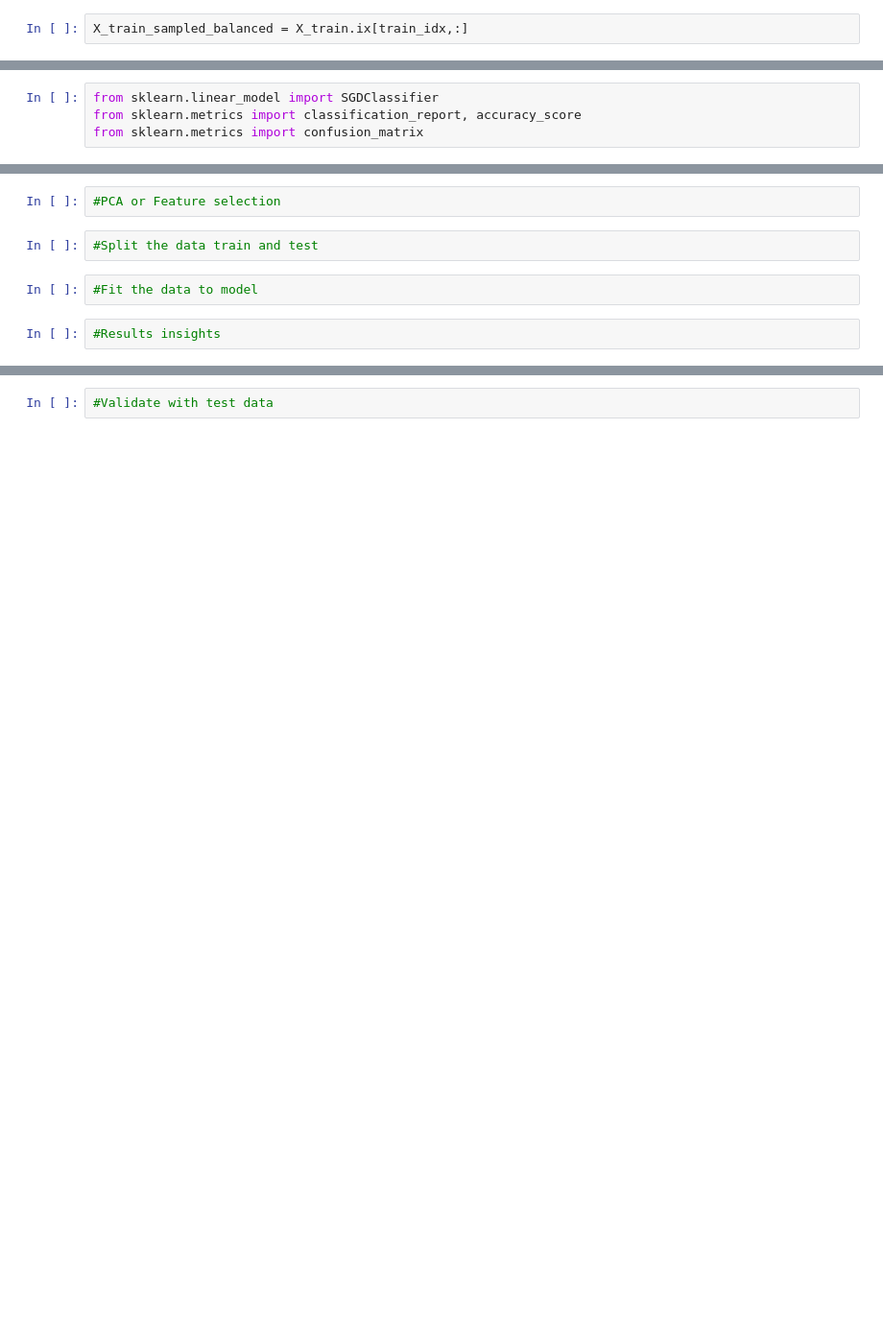
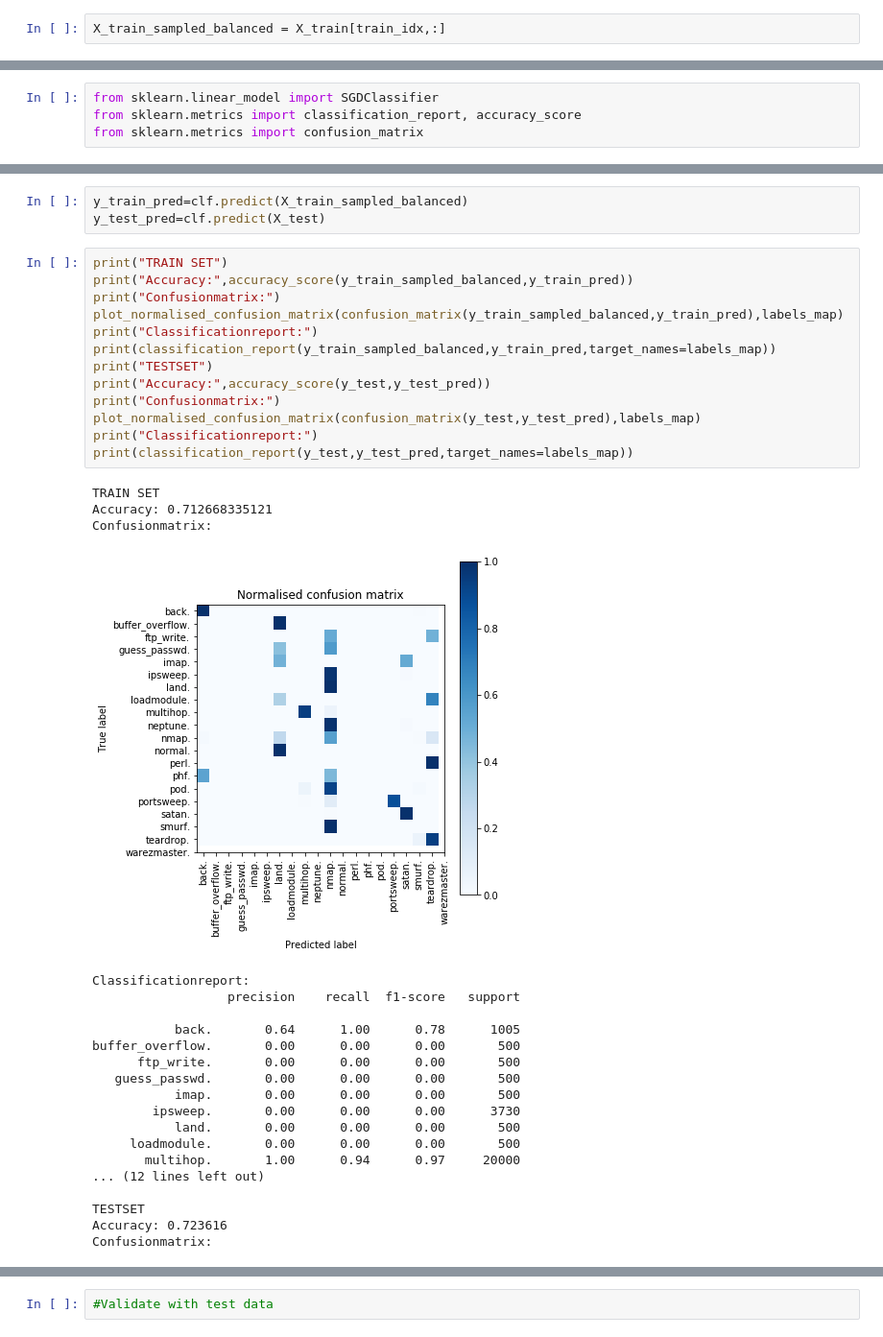
Before and after one commit to edingha/KDD_CUP_99, a Jupyter notebook: KDD_CUP_99.ipynb, the cells around one changed output, grey strips where cells are left out. Shown at 96% size. Saved outputs shown, nothing was run; the diff lists cells and outputs as text; blank space fills up the shorter version.

```diff
--- a/KDD_CUP_99.ipynb
+++ b/KDD_CUP_99.ipynb
@@ -243,4 +259,4 @@ for label in np.unique(labels):
     except:
         pass
 # %%
-X_train_sampled_balanced = X_train.ix[train_idx,:]
+X_train_sampled_balanced = X_train[train_idx,:]
@@ -276,8 +286,38 @@ ValueError: Input contains NaN, infinity or a value too large for dtype('float64
-# %%
-#PCA or Feature selection
-# %%
-#Split the data train and test
-# %%
-#Fit the data to model
-# %%
-#Results insights
+# %%
+y_train_pred=clf.predict(X_train_sampled_balanced)
+y_test_pred=clf.predict(X_test)
+# %%
+print("TRAIN SET")
+print("Accuracy:",accuracy_score(y_train_sampled_balanced,y_train_pred))
+print("Confusionmatrix:")
+plot_normalised_confusion_matrix(confusion_matrix(y_train_sampled_balanced,y_train_pred),labels_map)
+print("Classificationreport:")
+print(classification_report(y_train_sampled_balanced,y_train_pred,target_names=labels_map))
+print("TESTSET")
+print("Accuracy:",accuracy_score(y_test,y_test_pred))
+print("Confusionmatrix:")
+plot_normalised_confusion_matrix(confusion_matrix(y_test,y_test_pred),labels_map)
+print("Classificationreport:")
+print(classification_report(y_test,y_test_pred,target_names=labels_map))
+# %% [output]
+TRAIN SET
+Accuracy: 0.712668335121
+Confusionmatrix:
+[figure, added]
+Classificationreport:
+                  precision    recall  f1-score   support
+
+           back.       0.64      1.00      0.78      1005
+buffer_overflow.       0.00      0.00      0.00       500
+      ftp_write.       0.00      0.00      0.00       500
+   guess_passwd.       0.00      0.00      0.00       500
+           imap.       0.00      0.00      0.00       500
+        ipsweep.       0.00      0.00      0.00      3730
+           land.       0.00      0.00      0.00       500
+     loadmodule.       0.00      0.00      0.00       500
+       multihop.       1.00      0.94      0.97     20000
+... (12 lines left out)
+
+TESTSET
+Accuracy: 0.723616
+Confusionmatrix:
```
Also changed, not shown: parts of 36 cells of this notebook.
